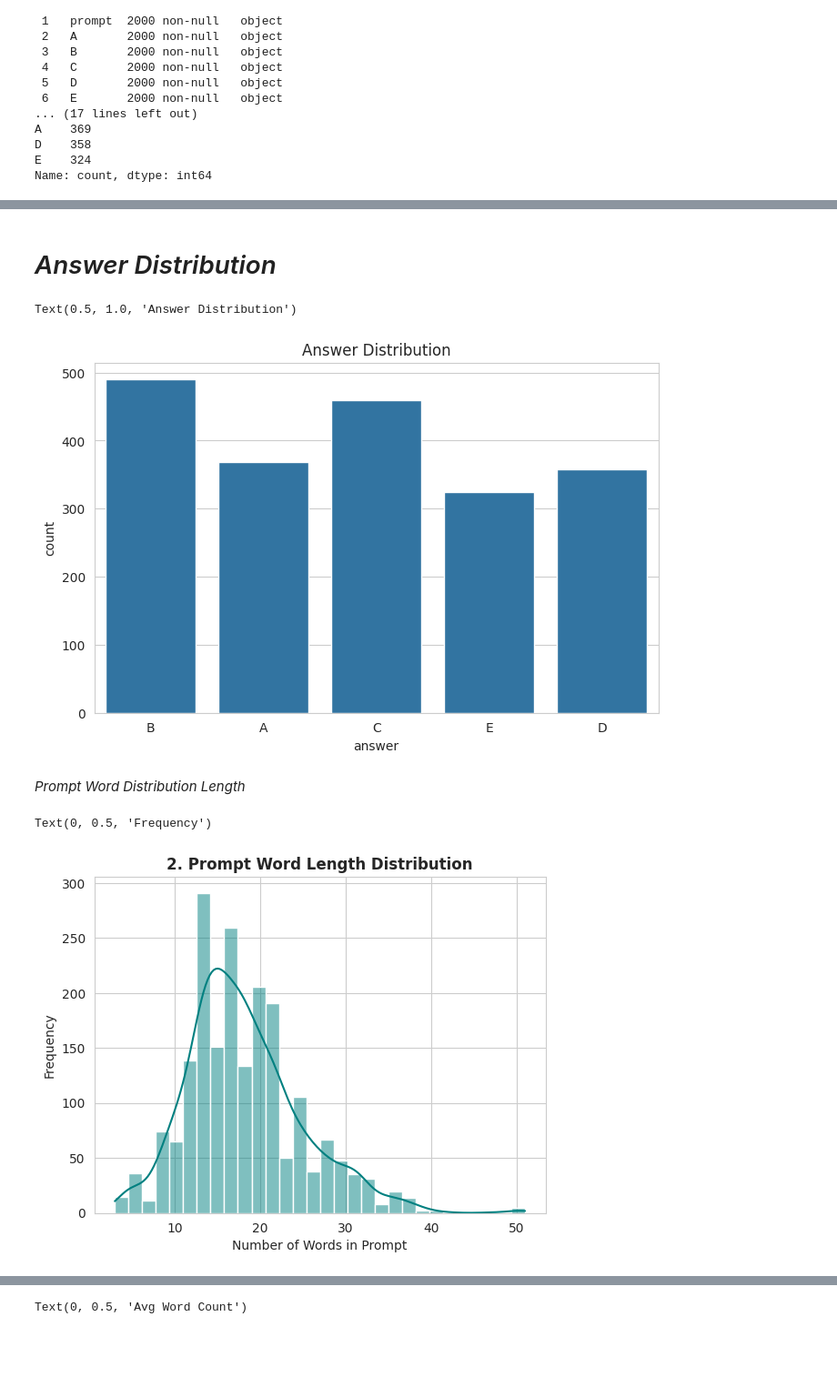
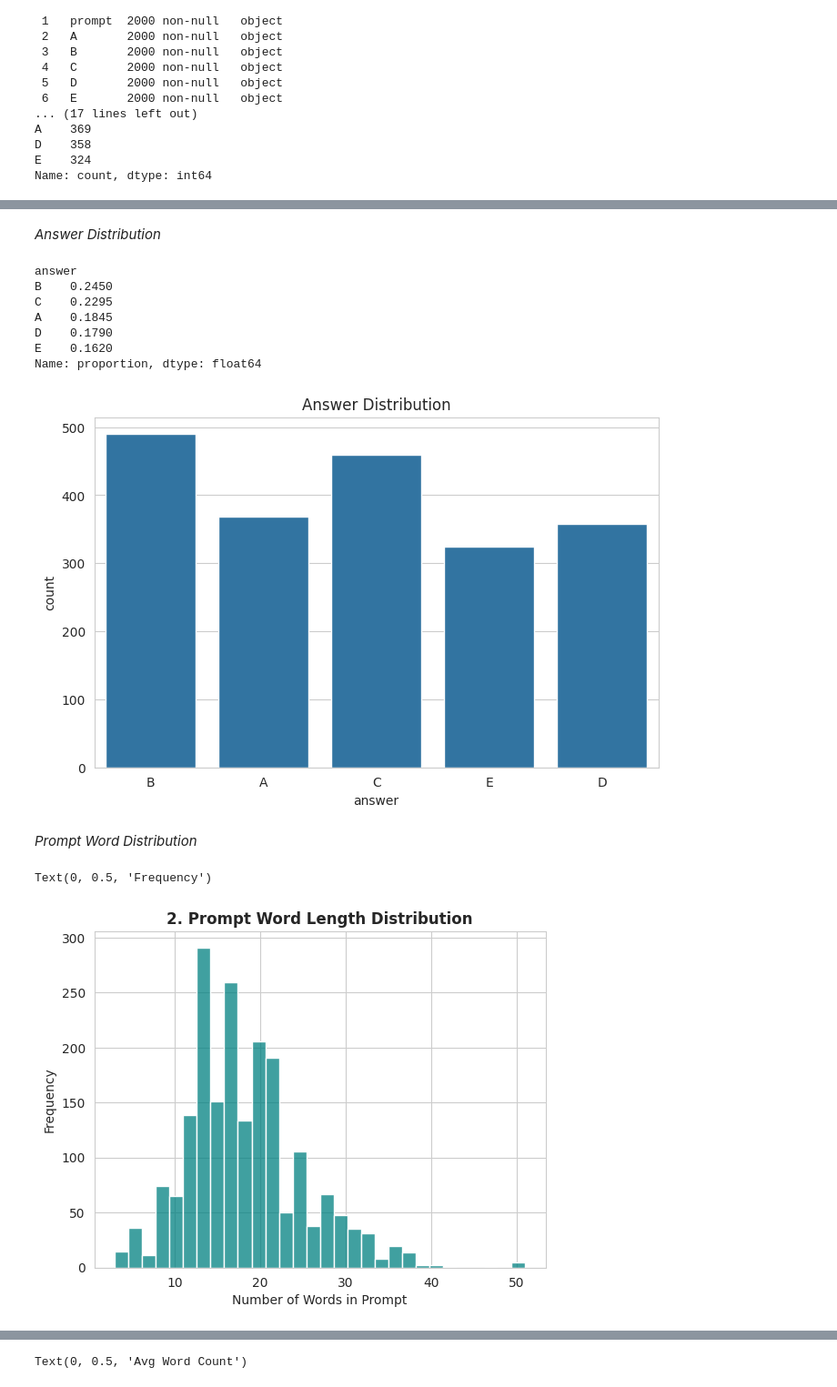
Before and after one commit to 23f2005181/DL-23f2005181-notebook-t22026, a Jupyter notebook: kaggle_notebook.ipynb, the cells around one changed output, grey strips where cells are left out. Shown at 91% size. Cells and saved outputs as stored; diff of their text form; code cells hidden in the pictures; blank space fills up the shorter version.

```diff
--- a/kaggle_notebook.ipynb
+++ b/kaggle_notebook.ipynb
@@ -120,20 +116,27 @@ Name: count, dtype: int64
 # %% [markdown]
-# *Answer Distribution*
+*Answer Distribution*
 # %%
 plt.figure(figsize=(8,5))
 sns.countplot(x=train_df['answer'])
 plt.title('Answer Distribution')
+print(f"{train_df['answer'].value_counts(normalize=True)}")
 # %% [output]
-Text(0.5, 1.0, 'Answer Distribution')
+answer
+B    0.2450
+C    0.2295
+A    0.1845
+D    0.1790
+E    0.1620
+Name: proportion, dtype: float64
 [figure]
 # %% [markdown]
-*Prompt Word Distribution Length*
+*Prompt Word Distribution*
 # %%
-train_df['prompt_len'] = train_df['prompt'].apply(lambda x: len(str(x).split()))
-sns.histplot(train_df['prompt_len'], kde=True, color='teal', bins=30)
+train_df['prompt_len'] = train_df['prompt'].apply(lambda x : len(str(x).split()))
+sns.histplot(x = train_df['prompt_len'],color = 'teal',bins= 30)
 plt.title("2. Prompt Word Length Distribution", fontsize=12, fontweight='bold')
 plt.xlabel("Number of Words in Prompt")
 plt.ylabel("Frequency")
 # %% [output]
 Text(0, 0.5, 'Frequency')
-[figure, old version]
+[figure, new version]
```
Also changed, not shown: parts of 102 cells of this notebook.
